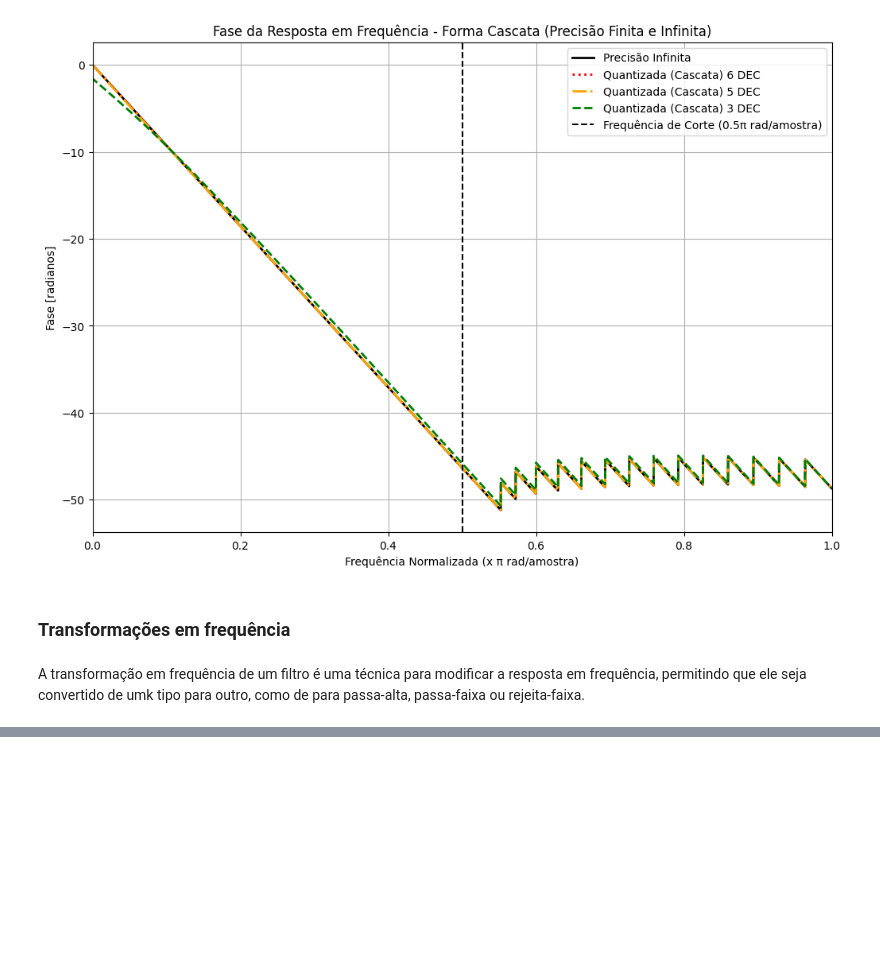
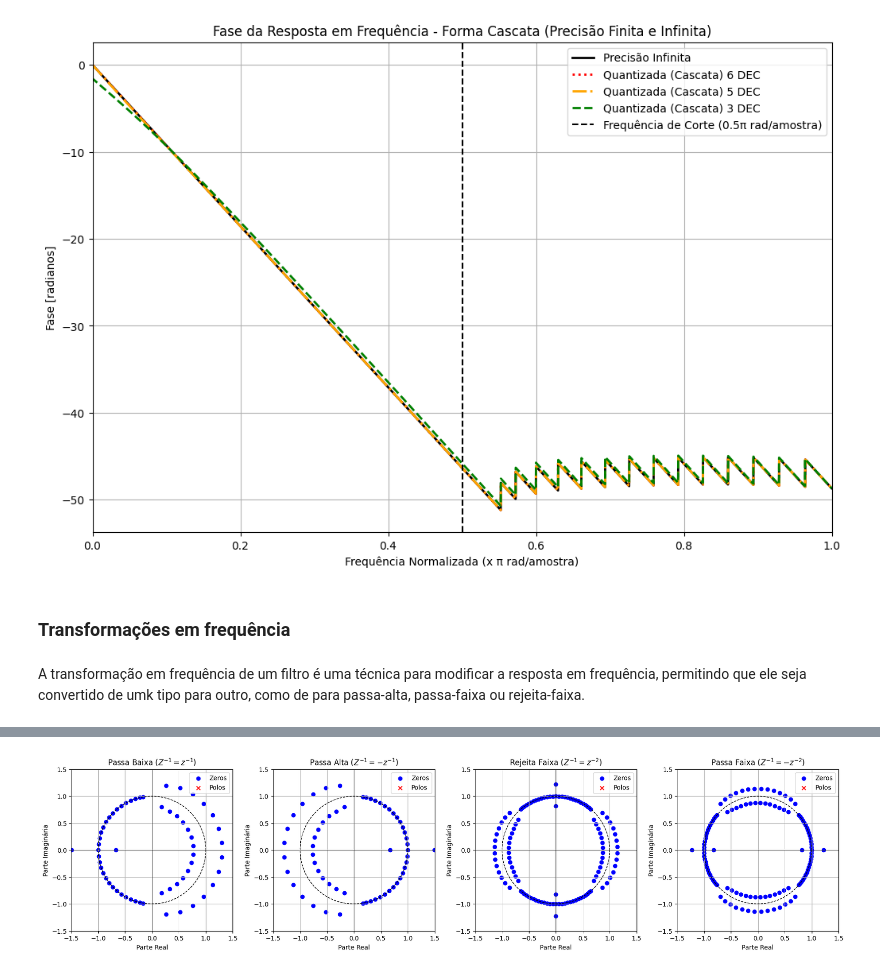
Before and after one commit to JoseRaimundo27/FiltroFIR, a Jupyter notebook: FiltroFir.ipynb, the cells around one changed output, grey strips where cells are left out. Cells and saved outputs as stored; diff of their text form; code cells hidden in the pictures; blank space fills up the shorter version.

```diff
--- a/FiltroFir.ipynb
+++ b/FiltroFir.ipynb
@@ -413,0 +512,68 @@ Conclui-se, portanto, que as transformações em frequência acarretam em uma al
+# %%
+import numpy as np
+import scipy.signal as signal
+import matplotlib.pyplot as plt
+
+# Redefinir os parâmetros do filtro FIR
+atenuacao_desejada = 50  # dB
+frequencia_corte = np.pi / 2  # ωc = π/2
+largura_transicao = 0.1 * np.pi  # Δω < 0,1π
+
+# Cálculo do parâmetro β
+beta = 0.5842 * (atenuacao_desejada - 21) ** 0.4 + 0.07886 * (atenuacao_desejada - 21)
+M = int(np.ceil((atenuacao_desejada - 8) / (2.285 * largura_transicao)))
+
+# Criar o filtro FIR passa-baixa
+h_fir = signal.firwin(M + 1, frequencia_corte / np.pi, window=('kaiser', beta), scale=False)
+
+# Função para aplicar transformações no filtro
+def transformar_filtro(h_fir, transformacao):
+    if transformacao == 1:
+        return h_fir * (-1) ** np.arange(len(h_fir))  # Passa Alta
+    elif transformacao == 2:
+        novos_h_fir = np.zeros(2 * len(h_fir) - 1)
+        novos_h_fir[::2] = h_fir  # Rejeita Faixa
+        return novos_h_fir
+    elif transformacao == 3:
+        novos_h_fir = np.zeros(2 * len(h_fir) - 1)
+        novos_h_fir[::2] = h_fir * (-1) ** np.arange(len(h_fir))  # Passa Faixa
+        return novos_h_fir
+
+# Aplicar as transformações no filtro
+transformacoes = [
+    (r'Passa Baixa ($Z^{-1} = z^{-1}$)', h_fir),
+    (r'Passa Alta ($Z^{-1} = -z^{-1}$)', transformar_filtro(h_fir, 1)),
+    (r'Rejeita Faixa ($Z^{-1} = z^{-2}$)', transformar_filtro(h_fir, 2)),
+    (r'Passa Faixa ($Z^{-1} = -z^{-2}$)', transformar_filtro(h_fir, 3))
+]
+
+# Criar os subplots organizados lado a lado
+fig, axes = plt.subplots(1, 4, figsize=(18, 5))
+
+for ax, (nome, h_transf) in zip(axes, transformacoes):
+    z, p, k = signal.tf2zpk(h_transf, [1])  # Converter para polos, zeros e ganho
+
+    ax.scatter(np.real(z), np.imag(z), marker='o', color='blue', label='Zeros')
+    ax.scatter(np.real(p), np.imag(p), marker='x', color='red', label='Polos')
+
+    # Desenhar o círculo unitário
+    theta = np.linspace(0, 2 * np.pi, 100)
+    ax.plot(np.cos(theta), np.sin(theta), linestyle='dashed', color='black', linewidth=1)
+
+    # Configuração do gráfico
+    ax.axhline(0, color='black', linewidth=0.5)
+    ax.axvline(0, color='black', linewidth=0.5)
+    ax.set_xlabel('Parte Real')
+    ax.set_ylabel('Parte Imaginária')
+    ax.set_title(nome)
+    ax.grid(True)
+    ax.legend()
+    ax.set_xlim(-1.5, 1.5)
+    ax.set_ylim(-1.5, 1.5)
+    ax.set_aspect('equal')
+
+# Ajustar layout para melhor visualização
+plt.tight_layout()
+plt.show()
+# %% [output]
+[figure, added]
```
Also changed, not shown: parts of 10 cells of this notebook, 1 other file.
